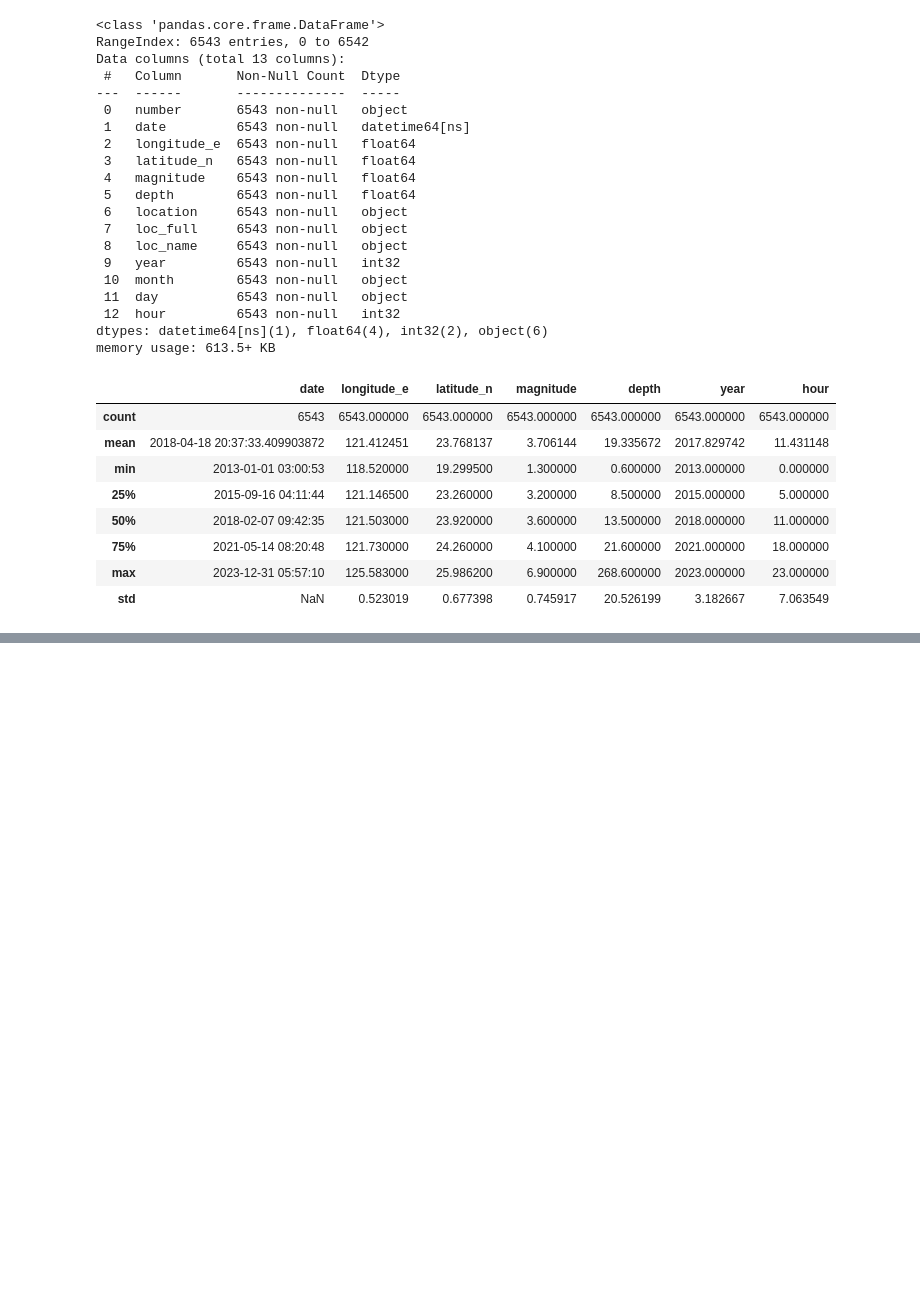
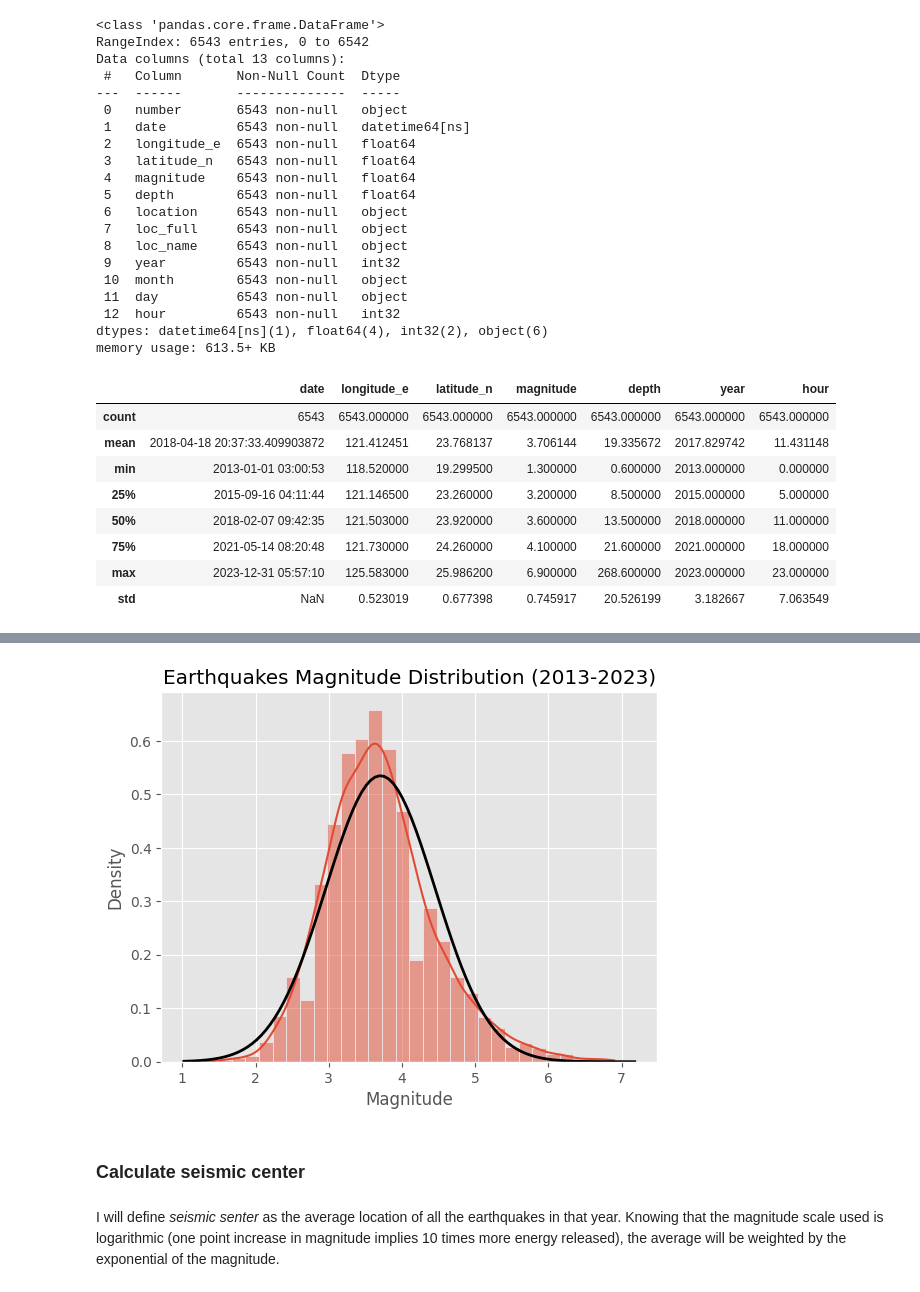
Before and after one commit to jiug/Taiwan-Earthquakes, a Jupyter notebook: earthquakes-taiwan.ipynb, the cells around one changed output, grey strips where cells are left out. Saved outputs shown, nothing was run; the diff lists cells and outputs as text; code cells hidden in the pictures; blank space fills up the shorter version.

```diff
--- a/earthquakes-taiwan.ipynb
+++ b/earthquakes-taiwan.ipynb
@@ -106,0 +157,16 @@ TypeError: Data source must be a DataFrame or Mapping, not <class 'pandas.core.s
+# %%
+ax = sns.histplot(data=df, x='magnitude',kde=True, bins=30, stat='density')
+xmin, xmax = plt.xlim()
+x = np.linspace(xmin, xmax, 100)
+p = norm.pdf(x, mu, std)
+plt.plot(x, p, 'k', linewidth=2)
+plt.xlabel('Magnitude')
+plt.ylabel('Density')
+plt.title('Earthquakes Magnitude Distribution (2013-2023)')
+plt.show()
+# %% [output]
+[figure, added]
+# %% [markdown]
+### Calculate seismic center
+# %% [markdown]
+I will define *seismic senter* as the average location of all the earthquakes in that year. Knowing that the magnitude scale used is logarithmic (one point increase in magnitude implies 10 times more energy released), the average will be weighted by the exponential of the magnitude.
```
Also changed, not shown: parts of 23 cells of this notebook.
